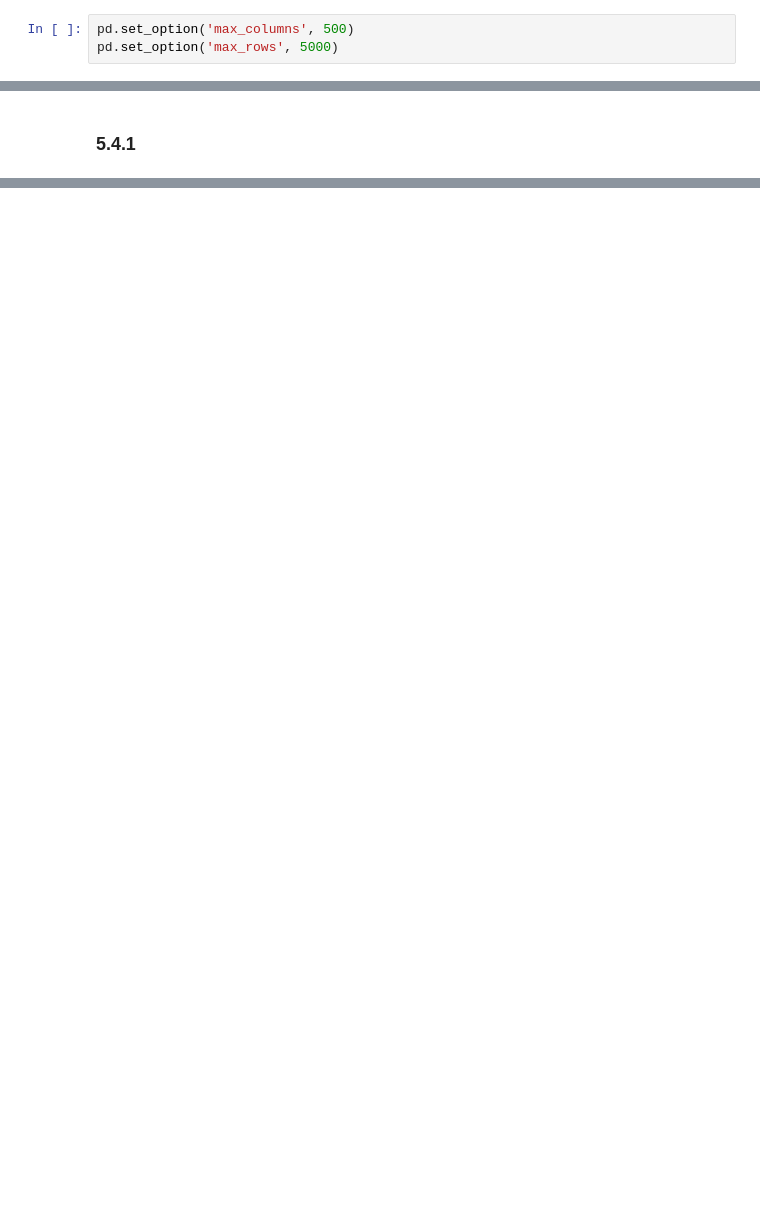
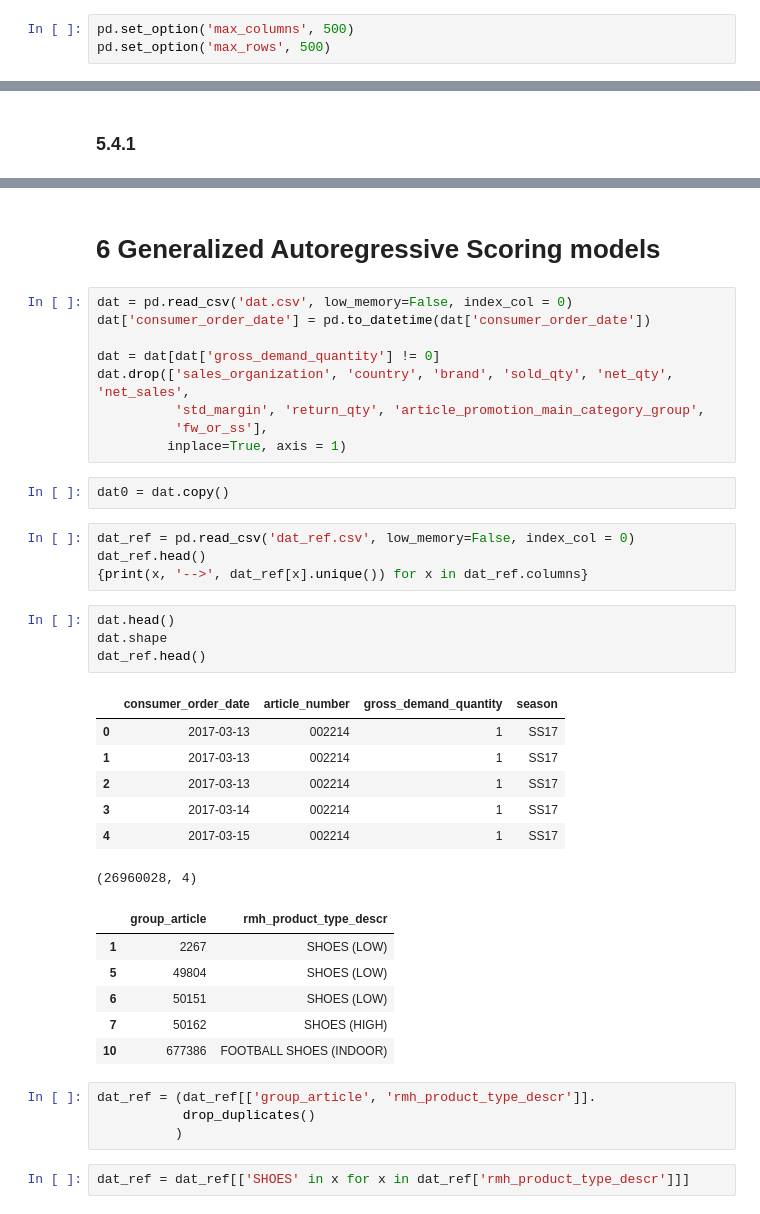
Before and after one commit to cwcomiskey/Misc, a Jupyter notebook: Bread_and_Butter.ipynb, the cells around one changed output, grey strips where cells are left out. Drawn from its saved outputs; the diff is of its cells as text; blank space fills up the shorter version.

```diff
--- a/Bread_and_Butter.ipynb
+++ b/Bread_and_Butter.ipynb
@@ -75,6 +72,6 @@ Loading BokehJS ...
 # %%
 pd.set_option('max_columns', 500)
-pd.set_option('max_rows', 5000)
+pd.set_option('max_rows', 500)
 # %%
 import plotly
 import plotly.plotly as py
@@ -910,0 +871,41 @@ datter.head()
+# %% [markdown]
+# 6 Generalized Autoregressive Scoring models
+# %%
+dat = pd.read_csv('dat.csv', low_memory=False, index_col = 0)
+dat['consumer_order_date'] = pd.to_datetime(dat['consumer_order_date'])
+
+dat = dat[dat['gross_demand_quantity'] != 0]
+dat.drop(['sales_organization', 'country', 'brand', 'sold_qty', 'net_qty', 'net_sales',
+          'std_margin', 'return_qty', 'article_promotion_main_category_group',
+          'fw_or_ss'],
+         inplace=True, axis = 1)
+# %%
+dat0 = dat.copy()
+# %%
+dat_ref = pd.read_csv('dat_ref.csv', low_memory=False, index_col = 0)
+dat_ref.head()
+{print(x, '-->', dat_ref[x].unique()) for x in dat_ref.columns}
+# %%
+dat.head()
+dat.shape
+dat_ref.head()
+# %% [output]
+|  | consumer_order_date | article_number | gross_demand_quantity | season |
+| 0 | 2017-03-13 | 002214 | 1 | SS17 |
+| 1 | 2017-03-13 | 002214 | 1 | SS17 |
+| 2 | 2017-03-13 | 002214 | 1 | SS17 |
+| 3 | 2017-03-14 | 002214 | 1 | SS17 |
+| 4 | 2017-03-15 | 002214 | 1 | SS17 |
+(26960028, 4)
+|  | group_article | rmh_product_type_descr |
+| 1 | 2267 | SHOES (LOW) |
+| 5 | 49804 | SHOES (LOW) |
+| 6 | 50151 | SHOES (LOW) |
+| 7 | 50162 | SHOES (HIGH) |
+| 10 | 677386 | FOOTBALL SHOES (INDOOR) |
+# %%
+dat_ref = (dat_ref[['group_article', 'rmh_product_type_descr']].
+           drop_duplicates()
+          )
+# %%
+dat_ref = dat_ref[['SHOES' in x for x in dat_ref['rmh_product_type_descr']]]
```
Also changed, not shown: parts of 106 cells of this notebook.
